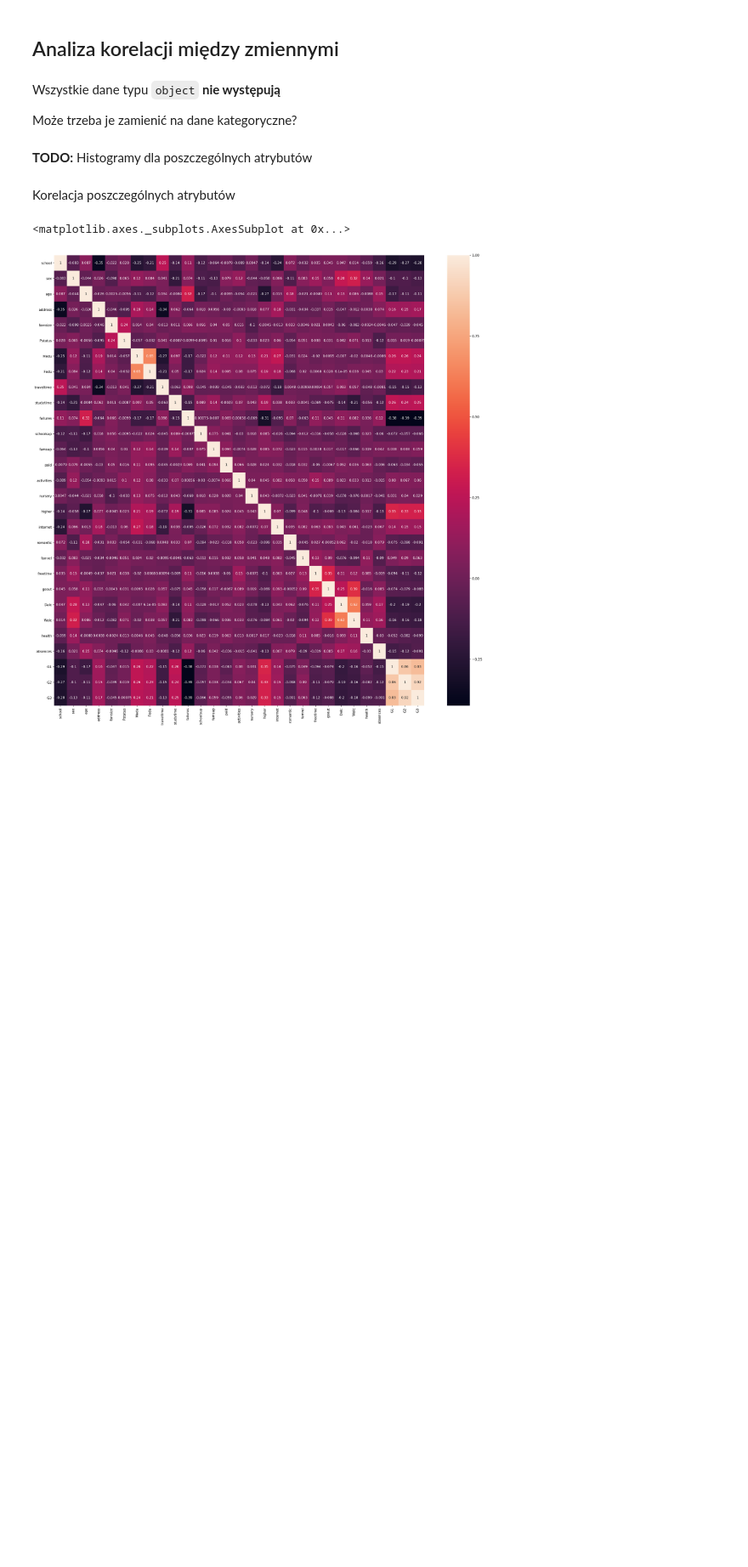
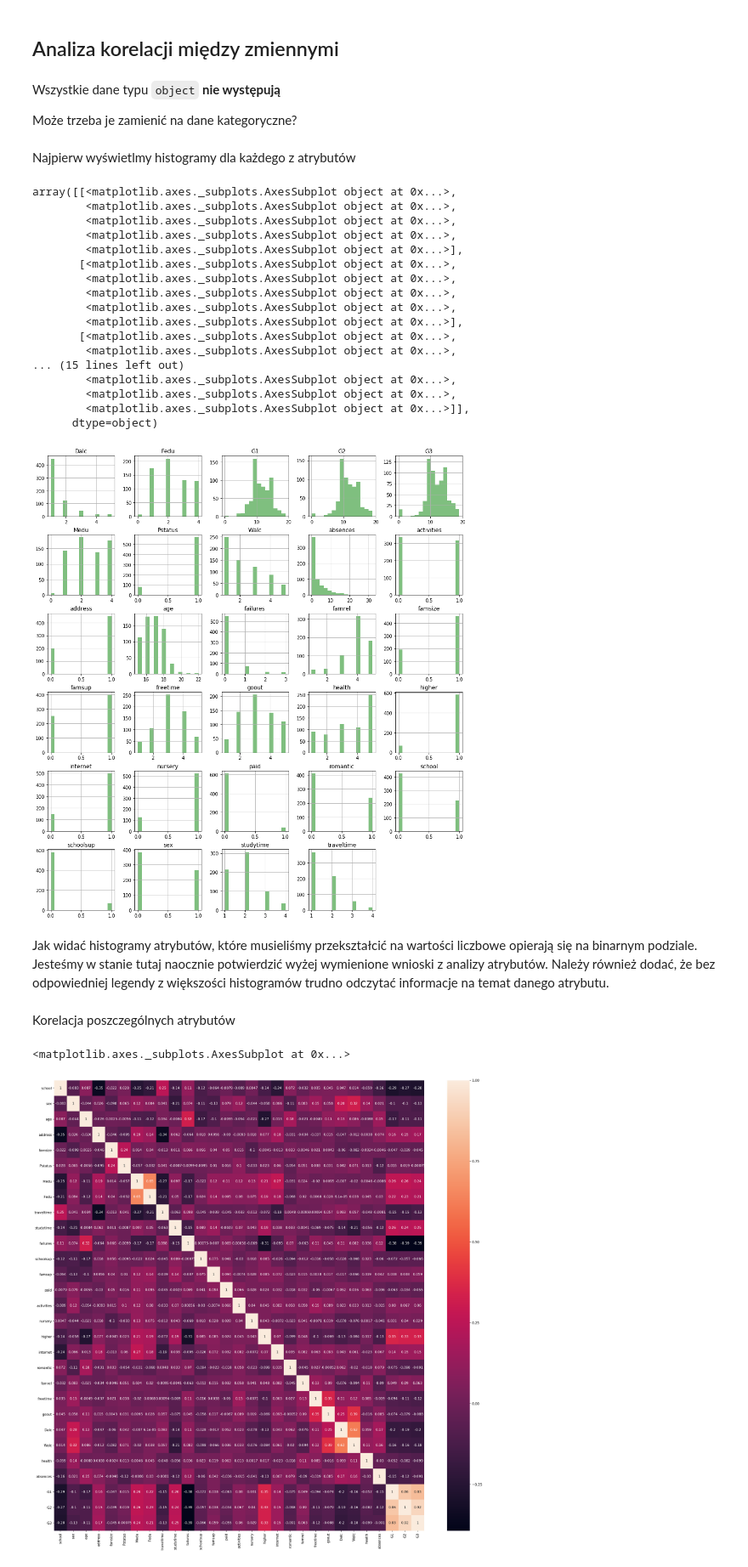
Before and after one commit to SiwyKrzysiek/przewidywanie-ocen, a Jupyter notebook: Realizacja projektu.ipynb, the cells around one changed output. Shown at 85% size. Saved outputs shown, nothing was run; the diff lists cells and outputs as text; code cells hidden in the pictures; blank space fills up the shorter version.

Commit message:
Dodanie histogramów i opis atrybutów znaczących

```diff
--- a/Realizacja projektu.ipynb
+++ b/Realizacja projektu.ipynb
@@ -263,8 +271,31 @@ Co ciekawe żaden uczeń nie otrzymał maksymalnej liczby punktów - 20
 Wszystkie dane typu `object` **nie występują**
 
 Może trzeba je zamienić na dane kategoryczne?
-# %% [markdown]
-**TODO:** Histogramy dla poszczególnych atrybutów
+# %% [markdown]
+Najpierw wyświetlmy histogramy dla każdego z atrybutów
+# %%
+df.hist(color='g', alpha=0.5, bins=15, figsize = (16,18))
+# %% [output]
+array([[<matplotlib.axes._subplots.AxesSubplot object at 0x...>,
+        <matplotlib.axes._subplots.AxesSubplot object at 0x...>,
+        <matplotlib.axes._subplots.AxesSubplot object at 0x...>,
+        <matplotlib.axes._subplots.AxesSubplot object at 0x...>,
+        <matplotlib.axes._subplots.AxesSubplot object at 0x...>],
+       [<matplotlib.axes._subplots.AxesSubplot object at 0x...>,
+        <matplotlib.axes._subplots.AxesSubplot object at 0x...>,
+        <matplotlib.axes._subplots.AxesSubplot object at 0x...>,
+        <matplotlib.axes._subplots.AxesSubplot object at 0x...>,
+        <matplotlib.axes._subplots.AxesSubplot object at 0x...>],
+       [<matplotlib.axes._subplots.AxesSubplot object at 0x...>,
+        <matplotlib.axes._subplots.AxesSubplot object at 0x...>,
+... (15 lines left out)
+        <matplotlib.axes._subplots.AxesSubplot object at 0x...>,
+        <matplotlib.axes._subplots.AxesSubplot object at 0x...>,
+        <matplotlib.axes._subplots.AxesSubplot object at 0x...>]],
+      dtype=object)
+[figure, added]
+# %% [markdown]
+Jak widać histogramy atrybutów, które musieliśmy przekształcić na wartości liczbowe opierają się na binarnym podziale. Jesteśmy w stanie tutaj naocznie potwierdzić wyżej wymienione wnioski z analizy atrybutów. Należy również dodać, że bez odpowiedniej legendy z większości histogramów trudno odczytać informacje na temat danego atrybutu.
 # %% [markdown]
 Korelacja poszczególnych atrybutów
 # %%
```
Also changed, not shown: parts of 6 cells of this notebook.
